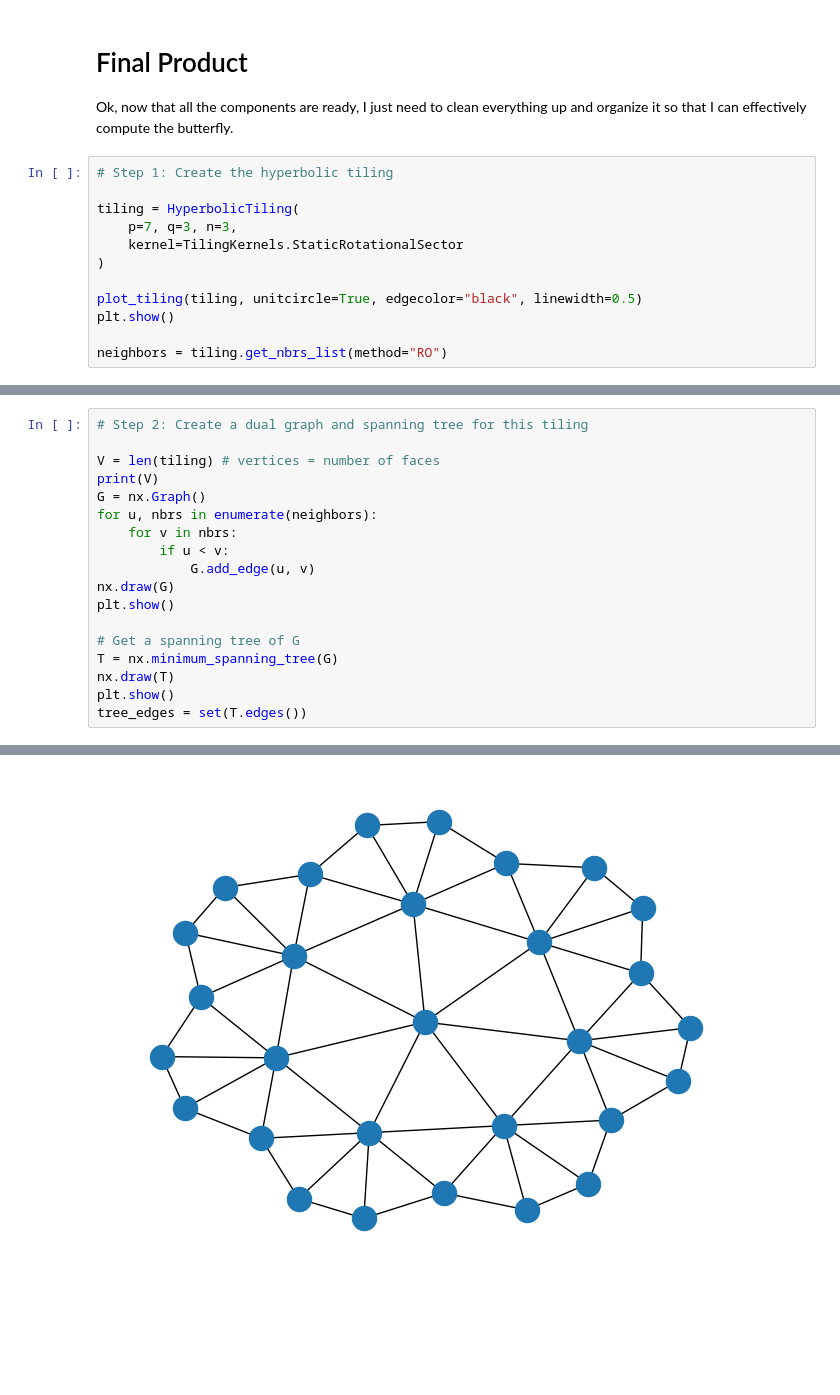
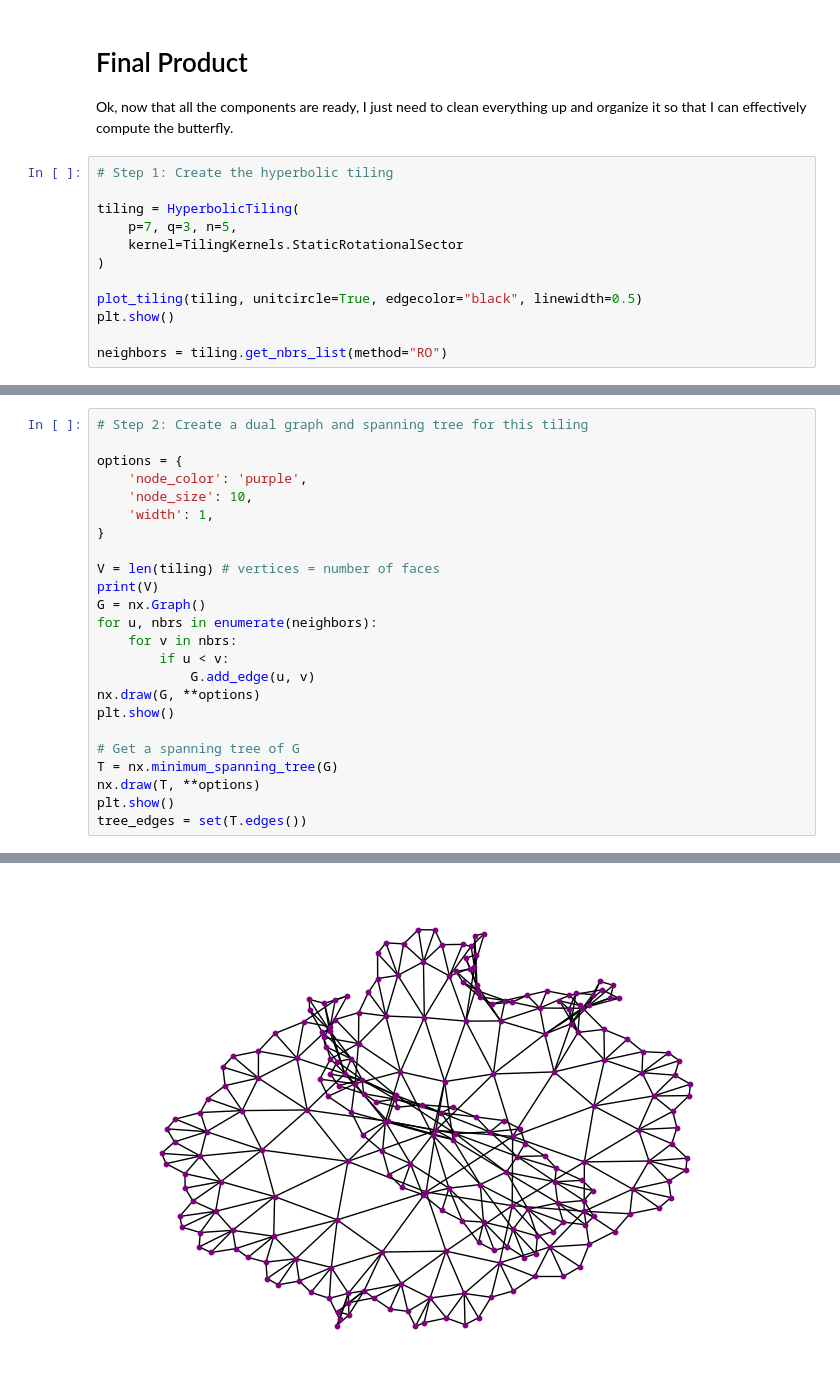
Before and after one commit to amalbumbia/Hyperbolic_Lattices, a Jupyter notebook: test_hyp_butterfly.ipynb, the cells around one changed output, grey strips where cells are left out. Saved outputs shown, nothing was run; the diff lists cells and outputs as text; blank space fills up the shorter version.

```diff
--- a/test_hyp_butterfly.ipynb
+++ b/test_hyp_butterfly.ipynb
@@ -980,7 +980,7 @@ Ok, now that all the components are ready, I just need to clean everything up an
 # Step 1: Create the hyperbolic tiling
 
 tiling = HyperbolicTiling(
-    p=7, q=3, n=3,
+    p=7, q=3, n=5,
     kernel=TilingKernels.StaticRotationalSector
 )
 
@@ -993,5 +993,11 @@ neighbors = tiling.get_nbrs_list(method="RO")
 # %%
 # Step 2: Create a dual graph and spanning tree for this tiling
+
+options = {
+    'node_color': 'purple',
+    'node_size': 10,
+    'width': 1,
+}
 
 V = len(tiling) # vertices = number of faces
 print(V)
@@ -1000,12 +1006,12 @@ for u, nbrs in enumerate(neighbors):
     for v in nbrs:
         if u < v:
             G.add_edge(u, v)
-nx.draw(G)
+nx.draw(G, **options)
 plt.show()
 
 # Get a spanning tree of G
 T = nx.minimum_spanning_tree(G)
-nx.draw(T)
+nx.draw(T, **options)
 plt.show()
 tree_edges = set(T.edges())
 # %% [output]
@@ -1013 +1019 @@ tree_edges = set(T.edges())
-[figure, old version]
+[figure, new version]
```
Also changed, not shown: parts of 13 cells of this notebook, 1 other file.
